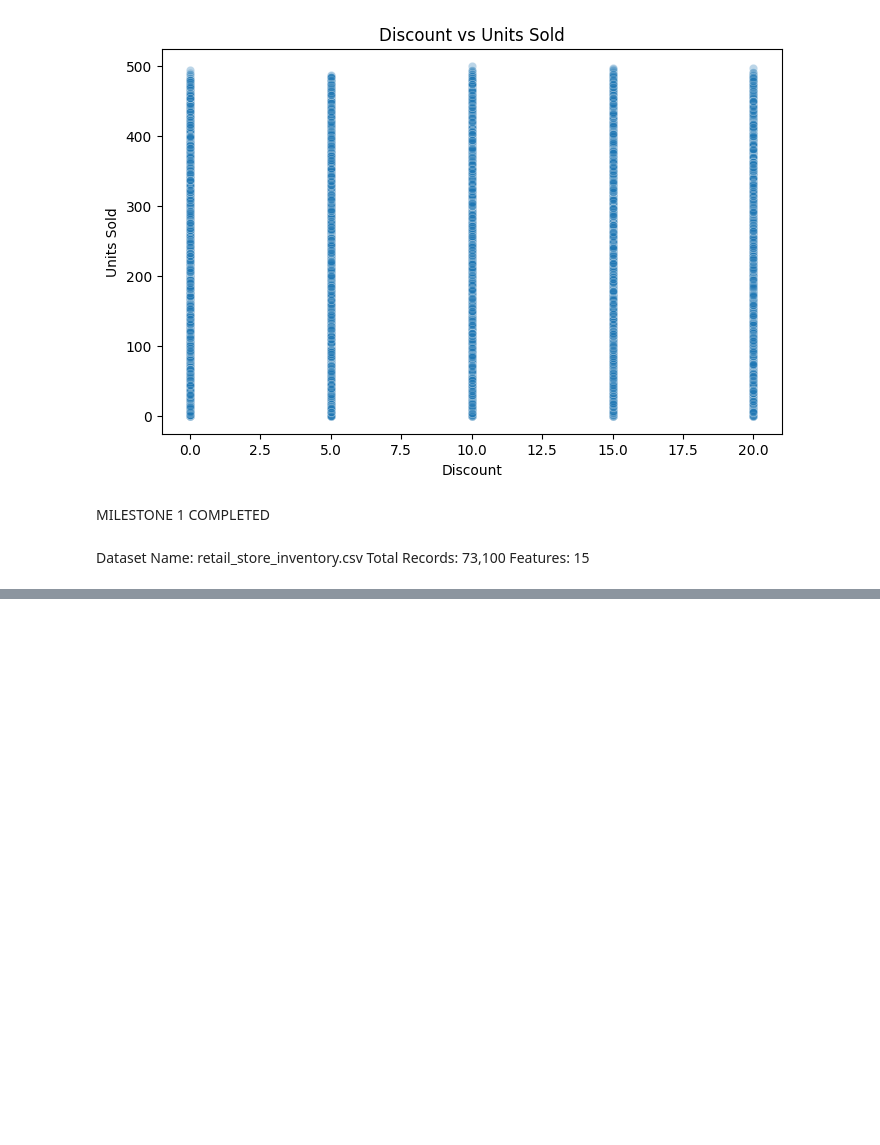
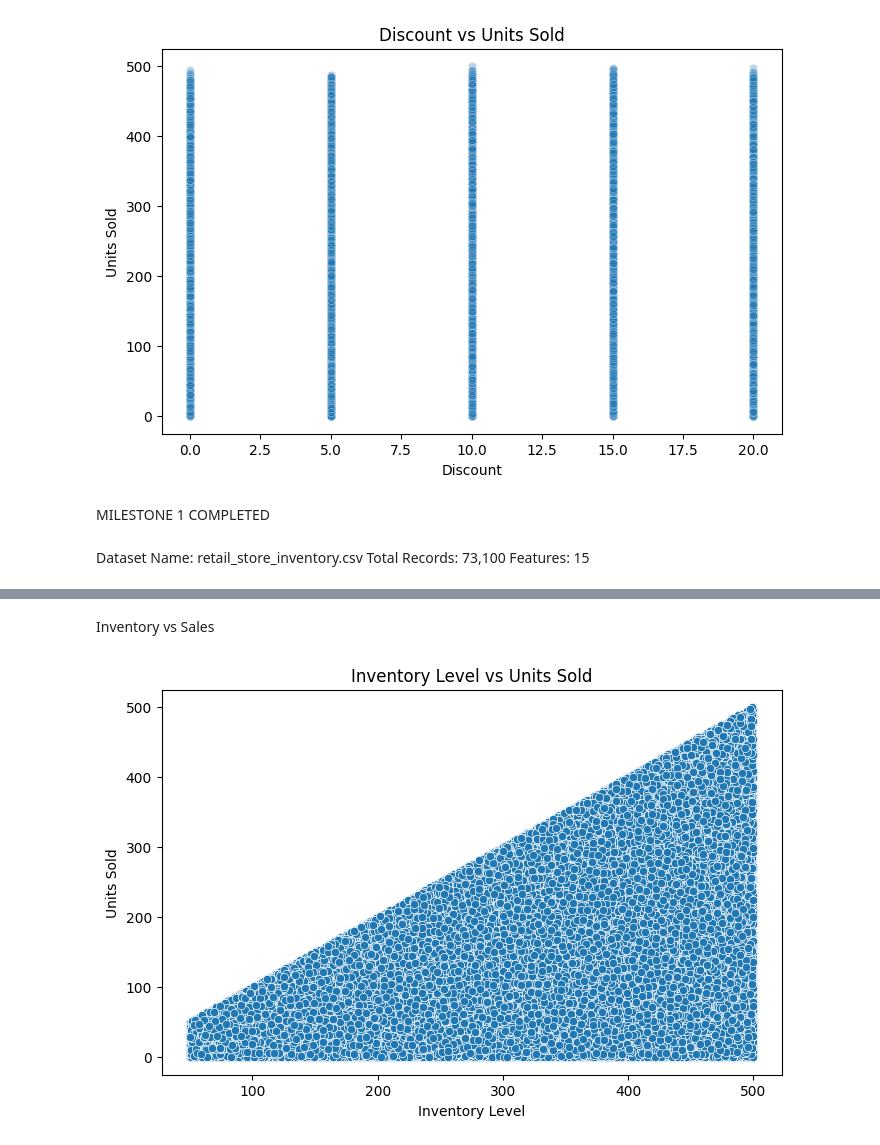
Before and after one commit to Aswinpb/AI_Price_Optima, a Jupyter notebook: notebooks/aswin_eda.ipynb, the cells around one changed output, grey strips where cells are left out. Cells and saved outputs as stored; diff of their text form; code cells hidden in the pictures; blank space fills up the shorter version.

```diff
--- a/notebooks/aswin_eda.ipynb
+++ b/notebooks/aswin_eda.ipynb
@@ -106,0 +166,9 @@ Features: 15
+# %% [markdown]
+Inventory vs Sales
+# %%
+plt.figure(figsize=(8,5))
+sns.scatterplot(x="Inventory Level", y="Units Sold", data=df)
+plt.title("Inventory Level vs Units Sold")
+plt.show()
+# %% [output]
+[figure, added]
```
Also changed, not shown: parts of 21 cells of this notebook.
